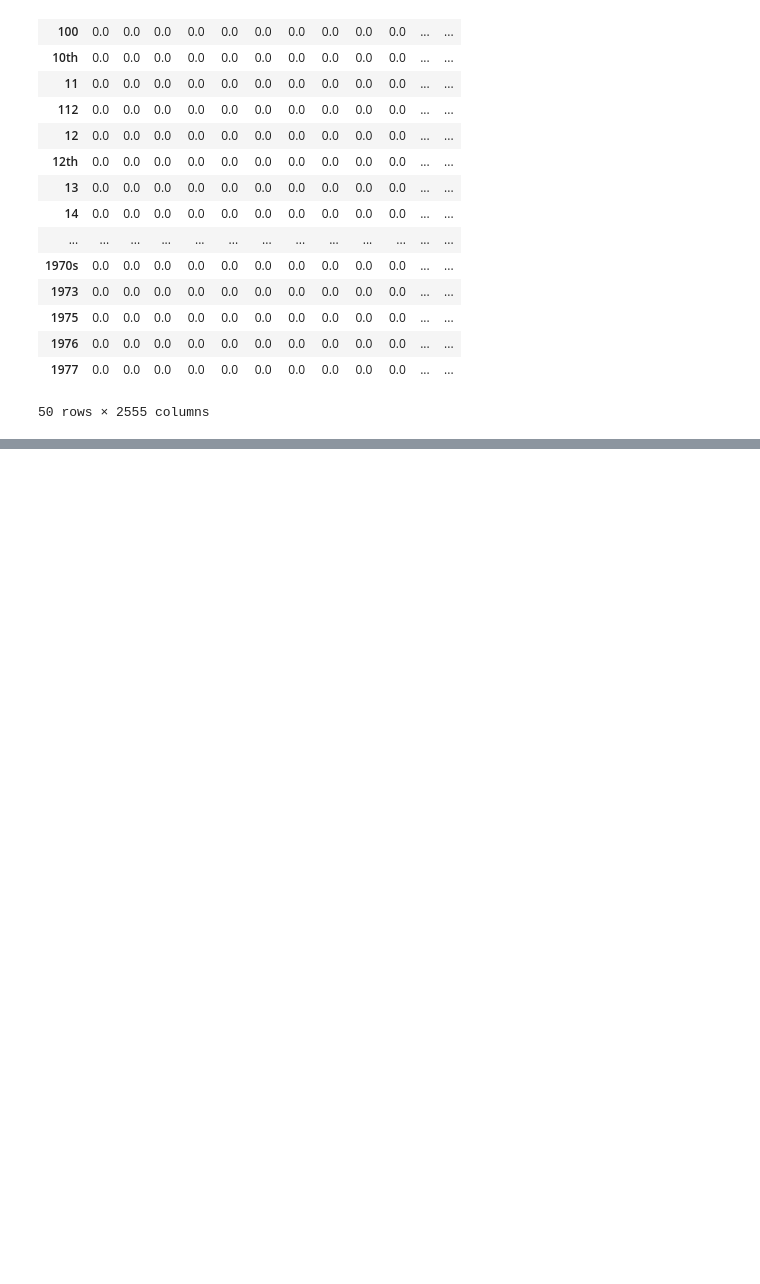
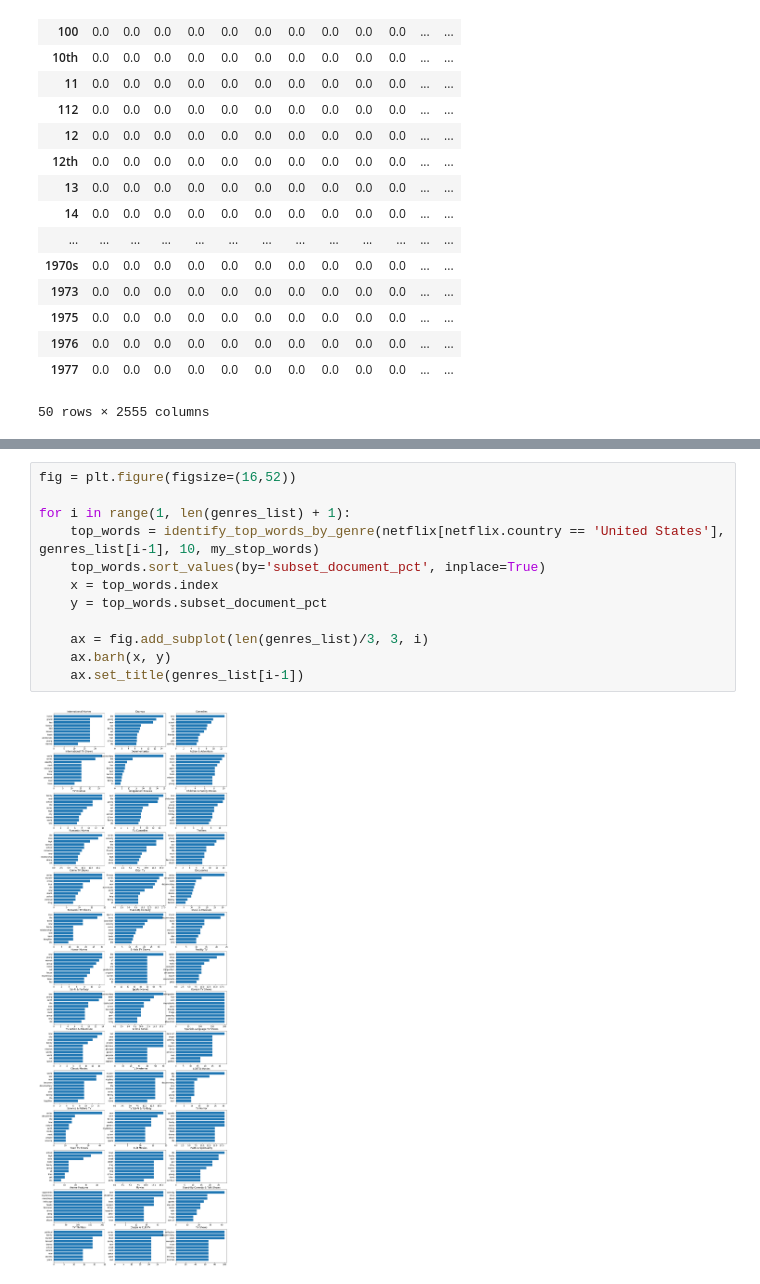
Before and after one commit to albert-ntiri/netflix, a Jupyter notebook: Netflix_EDA.ipynb, the cells around one changed output, grey strips where cells are left out. Saved outputs shown, nothing was run; the diff lists cells and outputs as text; blank space fills up the shorter version.

```diff
--- a/Netflix_EDA.ipynb
+++ b/Netflix_EDA.ipynb
@@ -1620,0 +1469,14 @@ def normalize(documents):
+# %%
+fig = plt.figure(figsize=(16,52))
+
+for i in range(1, len(genres_list) + 1):
+    top_words = identify_top_words_by_genre(netflix[netflix.country == 'United States'], genres_list[i-1], 10, my_stop_words)
+    top_words.sort_values(by='subset_document_pct', inplace=True)
+    x = top_words.index
+    y = top_words.subset_document_pct
+
+    ax = fig.add_subplot(len(genres_list)/3, 3, i)
+    ax.barh(x, y)
+    ax.set_title(genres_list[i-1])
+# %% [output]
+[figure, added]
```
Also changed, not shown: parts of 31 cells of this notebook.
